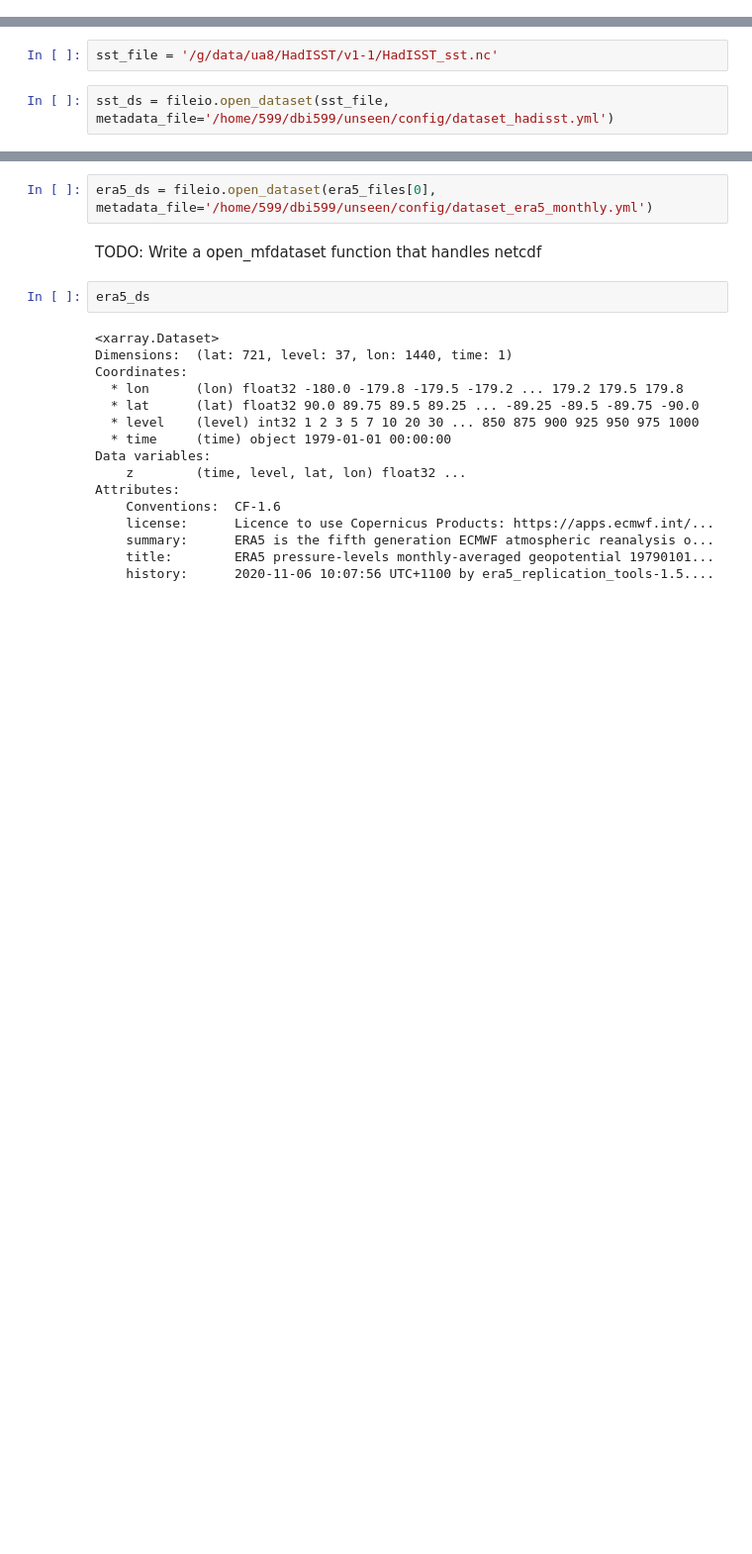
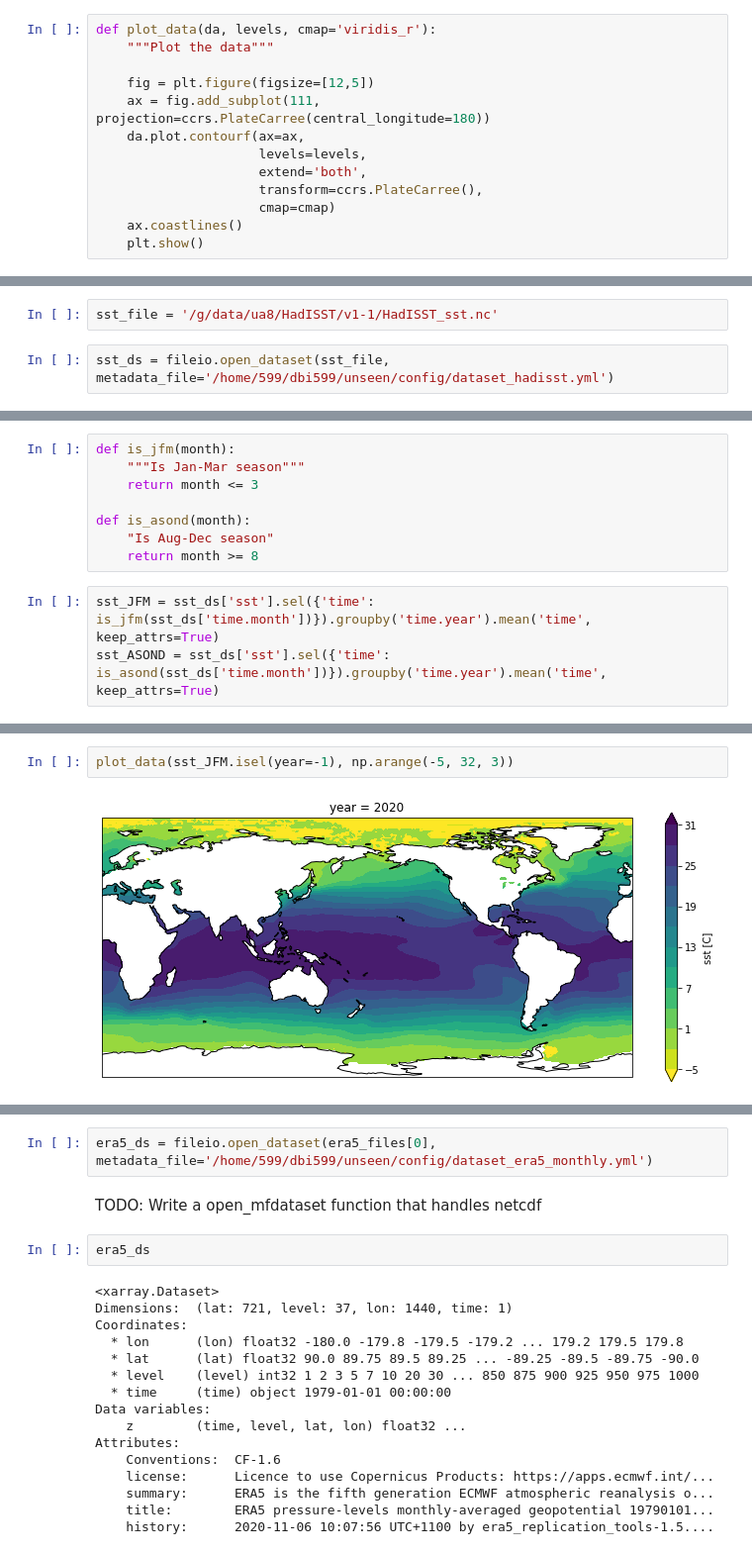
Before and after one commit to DamienIrving/wheatbelt, a Jupyter notebook: composites.ipynb, the cells around one changed output, grey strips where cells are left out. Shown at 99% size. Saved outputs shown, nothing was run; the diff lists cells and outputs as text; blank space fills up the shorter version.

```diff
--- a/composites.ipynb
+++ b/composites.ipynb
@@ -8,0 +23,13 @@ from unseen import fileio
+# %%
+def plot_data(da, levels, cmap='viridis_r'):
+    """Plot the data"""
+
+    fig = plt.figure(figsize=[12,5])
+    ax = fig.add_subplot(111, projection=ccrs.PlateCarree(central_longitude=180))
+    da.plot.contourf(ax=ax,
+                     levels=levels,
+                     extend='both',
+                     transform=ccrs.PlateCarree(),
+                     cmap=cmap)
+    ax.coastlines()
+    plt.show()
@@ -35,0 +97,11 @@ Attributes:
+# %%
+def is_jfm(month):
+    """Is Jan-Mar season"""
+    return month <= 3
+
+def is_asond(month):
+    "Is Aug-Dec season"
+    return month >= 8
+# %%
+sst_JFM = sst_ds['sst'].sel({'time': is_jfm(sst_ds['time.month'])}).groupby('time.year').mean('time', keep_attrs=True)
+sst_ASOND = sst_ds['sst'].sel({'time': is_asond(sst_ds['time.month'])}).groupby('time.year').mean('time', keep_attrs=True)
@@ -35,0 +136,4 @@ Attributes:
+# %%
+plot_data(sst_JFM.isel(year=-1), np.arange(-5, 32, 3))
+# %% [output]
+[figure, added]
```
Also changed, not shown: parts of 20 cells of this notebook.
